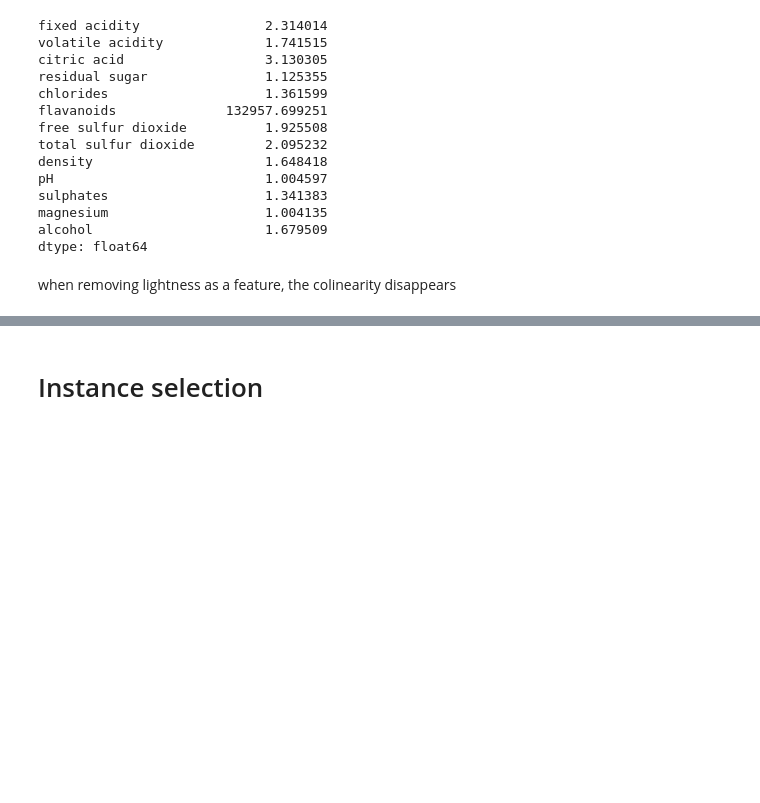
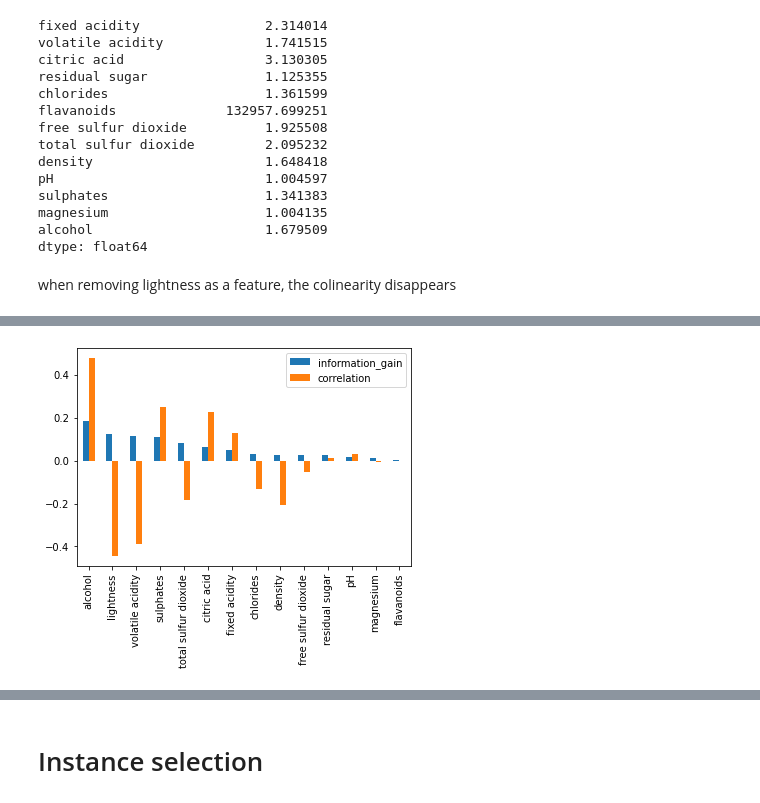
Before and after one commit to proohit/trends-in-ds-team1, a Jupyter notebook: data reduction tasks/red_wine_data_reduction.ipynb, the cells around one changed output, grey strips where cells are left out. Saved outputs shown, nothing was run; the diff lists cells and outputs as text; code cells hidden in the pictures; blank space fills up the shorter version.

```diff
--- a/data reduction tasks/red_wine_data_reduction.ipynb
+++ b/data reduction tasks/red_wine_data_reduction.ipynb
@@ -104,0 +134,18 @@ display(best_features)
+# %%
+import numpy as np
+import matplotlib.pyplot as plt
+import pandas as pd
+
+# Build new DataFrame for information gain and correlation side by side
+corr = wine_red.drop('ID', axis=1).corrwith(wine_red['quality'])
+features = kbest_mutual_info_regression.index
+values = []
+for feature in features:
+    # access correct values by index
+    values.append([kbest_mutual_info_regression.loc[feature,'score'], corr[feature]])
+df = pd.DataFrame(values, columns=['information_gain', 'correlation'], index=features)
+df.plot.bar()
+
+plt.show()
+# %% [output]
+[figure, added]
```
Also changed, not shown: parts of 12 cells of this notebook.
